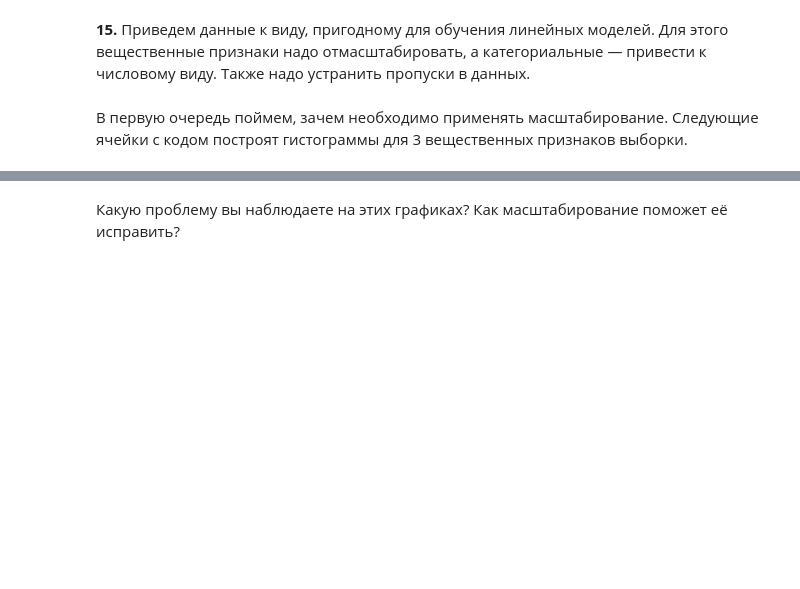
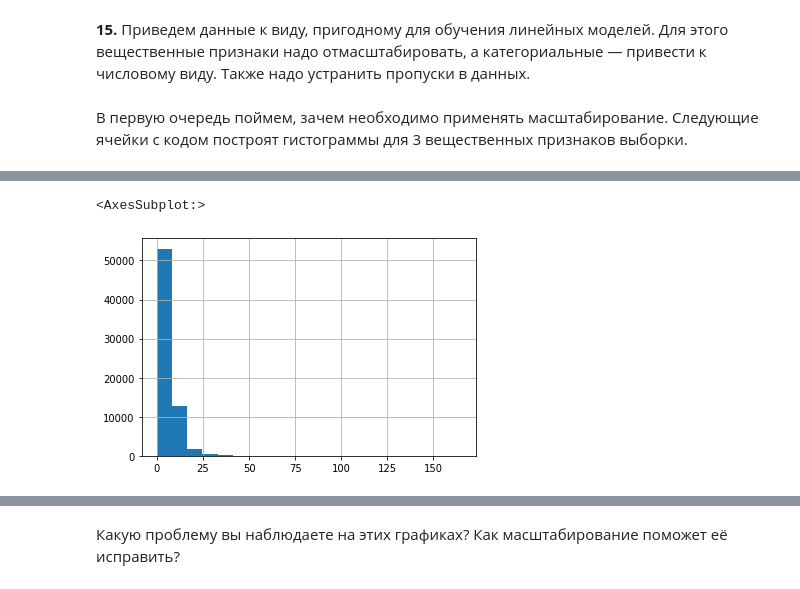
Before and after one commit to creepymorties/data-analysis-labs, a Jupyter notebook: homework-practice-01-linregr.ipynb, the cells around one changed output, grey strips where cells are left out. Cells and saved outputs as stored; diff of their text form; code cells hidden in the pictures; blank space fills up the shorter version.

```diff
--- a/homework-practice-01-linregr.ipynb
+++ b/homework-practice-01-linregr.ipynb
@@ -399,3 +462,6 @@ X['DepTime_Hour'].hist(bins=20)
 # %%
-X['TaxiIn'].hist(bins=20)
+x['TaxiIn'].hist(bins=20)
+# %% [output]
+<AxesSubplot:>
+[figure, added]
 # %%
```
Also changed, not shown: parts of 10 cells of this notebook.
